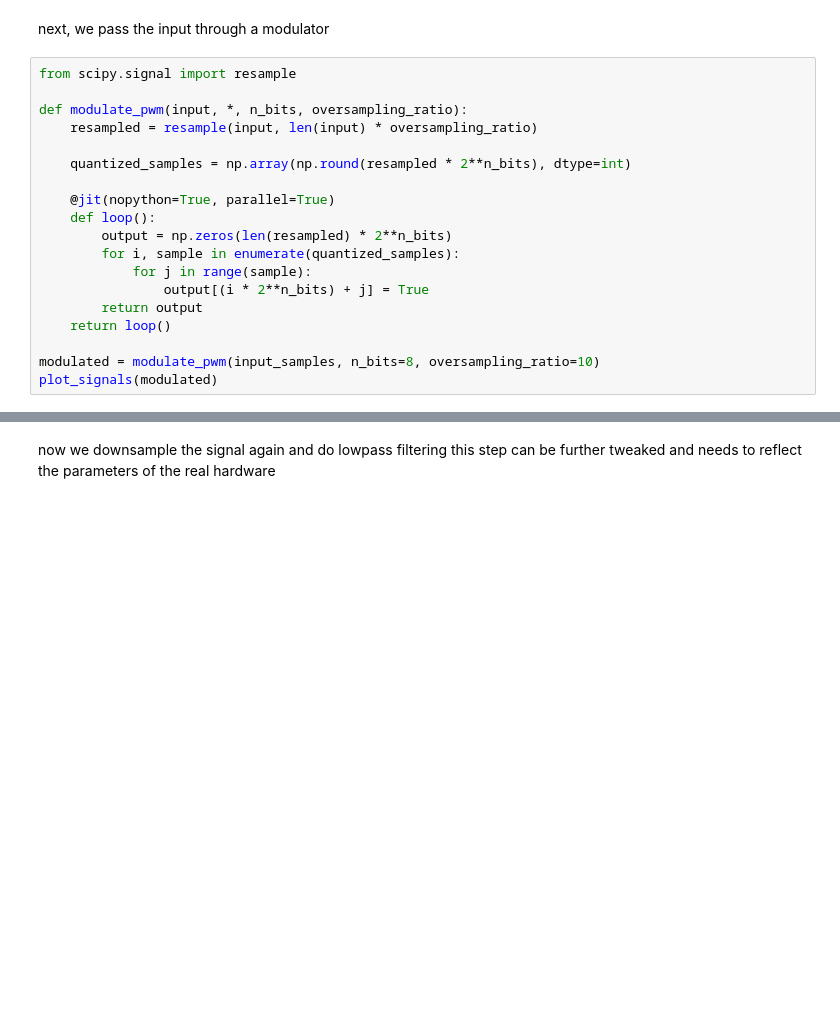
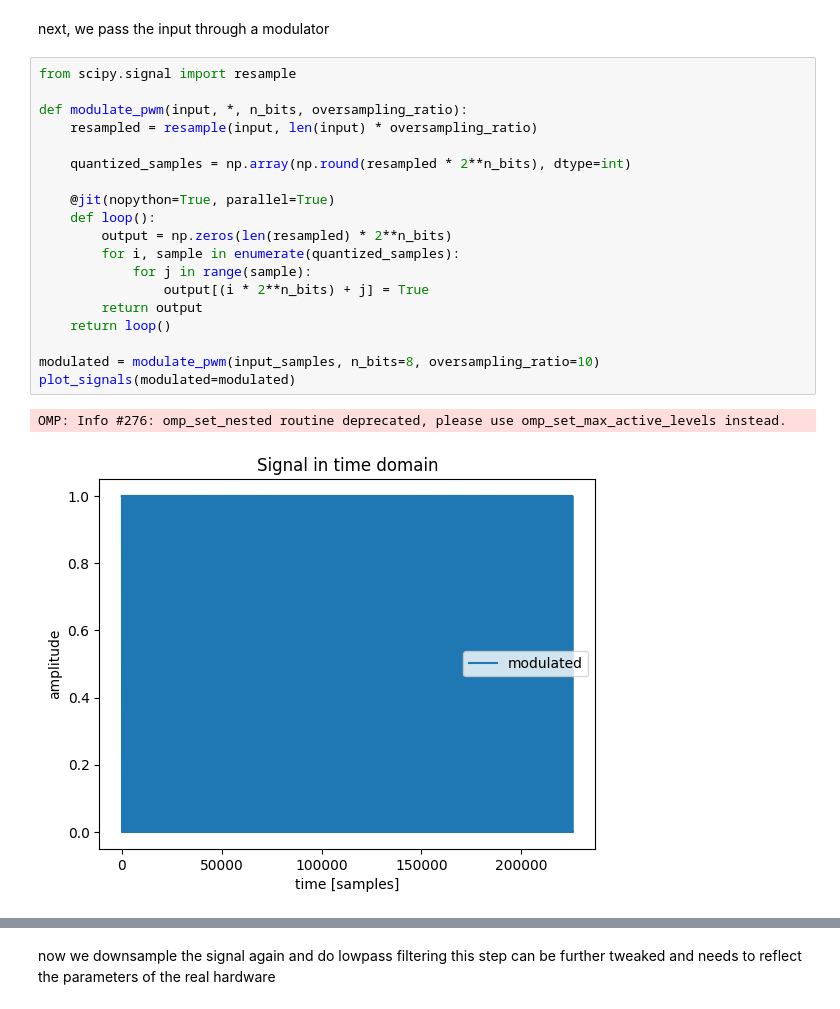
Before and after one commit to anuejn/nAmp, a Jupyter notebook: modulator-simulation/pwm_modulator.ipynb, the cells around one changed output, grey strips where cells are left out. Cells and saved outputs as stored; diff of their text form; blank space fills up the shorter version.

```diff
--- a/modulator-simulation/pwm_modulator.ipynb
+++ b/modulator-simulation/pwm_modulator.ipynb
@@ -29,19 +28,22 @@ next, we pass the input through a modulator
 # %%
 from scipy.signal import resample
 
 def modulate_pwm(input, *, n_bits, oversampling_ratio):
     resampled = resample(input, len(input) * oversampling_ratio)
 
     quantized_samples = np.array(np.round(resampled * 2**n_bits), dtype=int)
 
     @jit(nopython=True, parallel=True)
     def loop():
         output = np.zeros(len(resampled) * 2**n_bits)
         for i, sample in enumerate(quantized_samples):
             for j in range(sample):
                 output[(i * 2**n_bits) + j] = True
         return output
     return loop()
 
 modulated = modulate_pwm(input_samples, n_bits=8, oversampling_ratio=10)
-plot_signals(modulated)
+plot_signals(modulated=modulated)
+# %% [output]
+OMP: Info #276: omp_set_nested routine deprecated, please use omp_set_max_active_levels instead.
+[figure, added]
```
Also changed, not shown: parts of 7 cells of this notebook, 14 other files.
